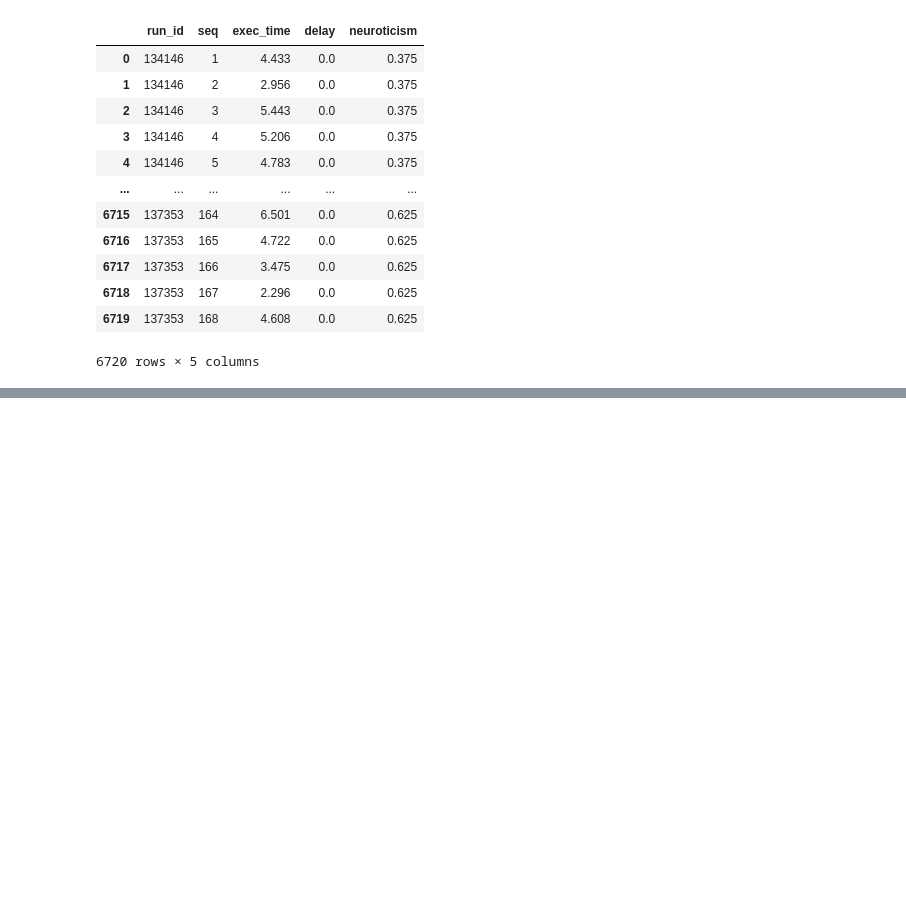
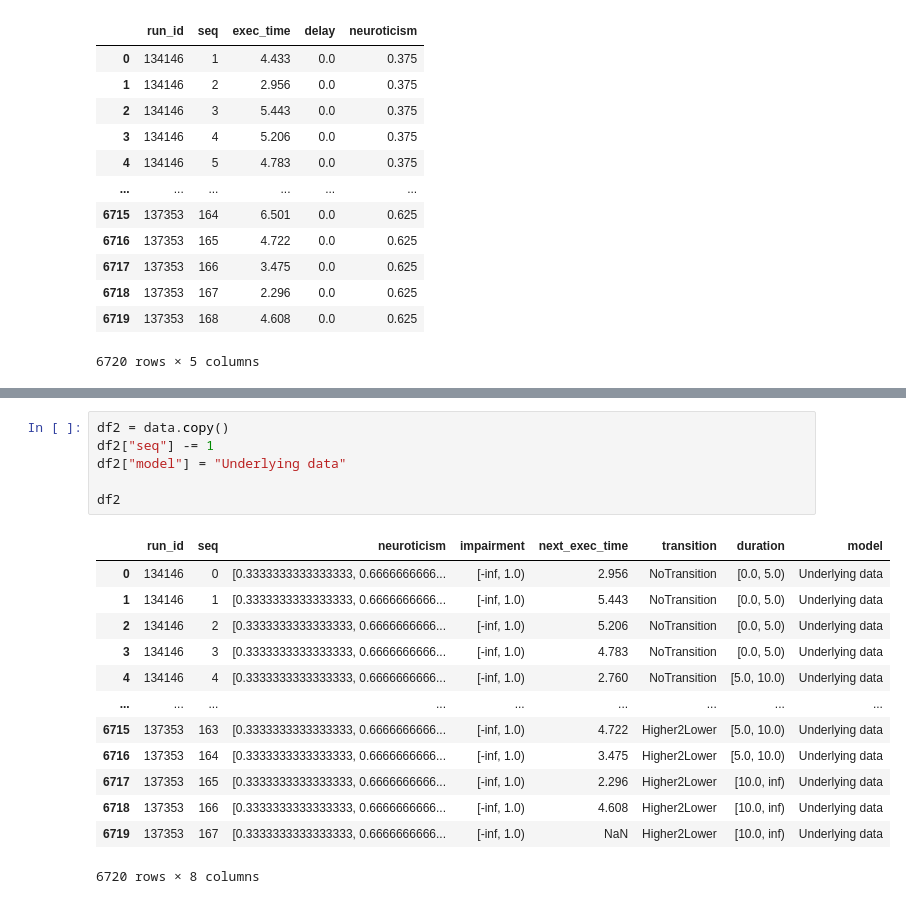
Before and after one commit to vnmo/EdgeDroid2, a Jupyter notebook: analysis/models.ipynb, the cells around one changed output, grey strips where cells are left out. Saved outputs shown, nothing was run; the diff lists cells and outputs as text; blank space fills up the shorter version.

```diff
--- a/analysis/models.ipynb
+++ b/analysis/models.ipynb
@@ -281,0 +131,20 @@ results.corr()
+# %%
+df2 = data.copy()
+df2["seq"] -= 1
+df2["model"] = "Underlying data"
+
+df2
+# %% [output]
+|  | run_id | seq | neuroticism | impairment | next_exec_time | transition | duration | model |
+| 0 | 134146 | 0 | [0.3333333333333333, 0.6666666666... | [-inf, 1.0) | 2.956 | NoTransition | [0.0, 5.0) | Underlying data |
+| 1 | 134146 | 1 | [0.3333333333333333, 0.6666666666... | [-inf, 1.0) | 5.443 | NoTransition | [0.0, 5.0) | Underlying data |
+| 2 | 134146 | 2 | [0.3333333333333333, 0.6666666666... | [-inf, 1.0) | 5.206 | NoTransition | [0.0, 5.0) | Underlying data |
+| 3 | 134146 | 3 | [0.3333333333333333, 0.6666666666... | [-inf, 1.0) | 4.783 | NoTransition | [0.0, 5.0) | Underlying data |
+| 4 | 134146 | 4 | [0.3333333333333333, 0.6666666666... | [-inf, 1.0) | 2.760 | NoTransition | [5.0, 10.0) | Underlying data |
+| ... | ... | ... | ... | ... | ... | ... | ... | ... |
+| 6715 | 137353 | 163 | [0.3333333333333333, 0.6666666666... | [-inf, 1.0) | 4.722 | Higher2Lower | [5.0, 10.0) | Underlying data |
+| 6716 | 137353 | 164 | [0.3333333333333333, 0.6666666666... | [-inf, 1.0) | 3.475 | Higher2Lower | [5.0, 10.0) | Underlying data |
+| 6717 | 137353 | 165 | [0.3333333333333333, 0.6666666666... | [-inf, 1.0) | 2.296 | Higher2Lower | [10.0, inf) | Underlying data |
+| 6718 | 137353 | 166 | [0.3333333333333333, 0.6666666666... | [-inf, 1.0) | 4.608 | Higher2Lower | [10.0, inf) | Underlying data |
+| 6719 | 137353 | 167 | [0.3333333333333333, 0.6666666666... | [-inf, 1.0) | NaN | Higher2Lower | [10.0, inf) | Underlying data |
+6720 rows × 8 columns
```
Also changed, not shown: parts of 18 cells of this notebook, 1 other file.
